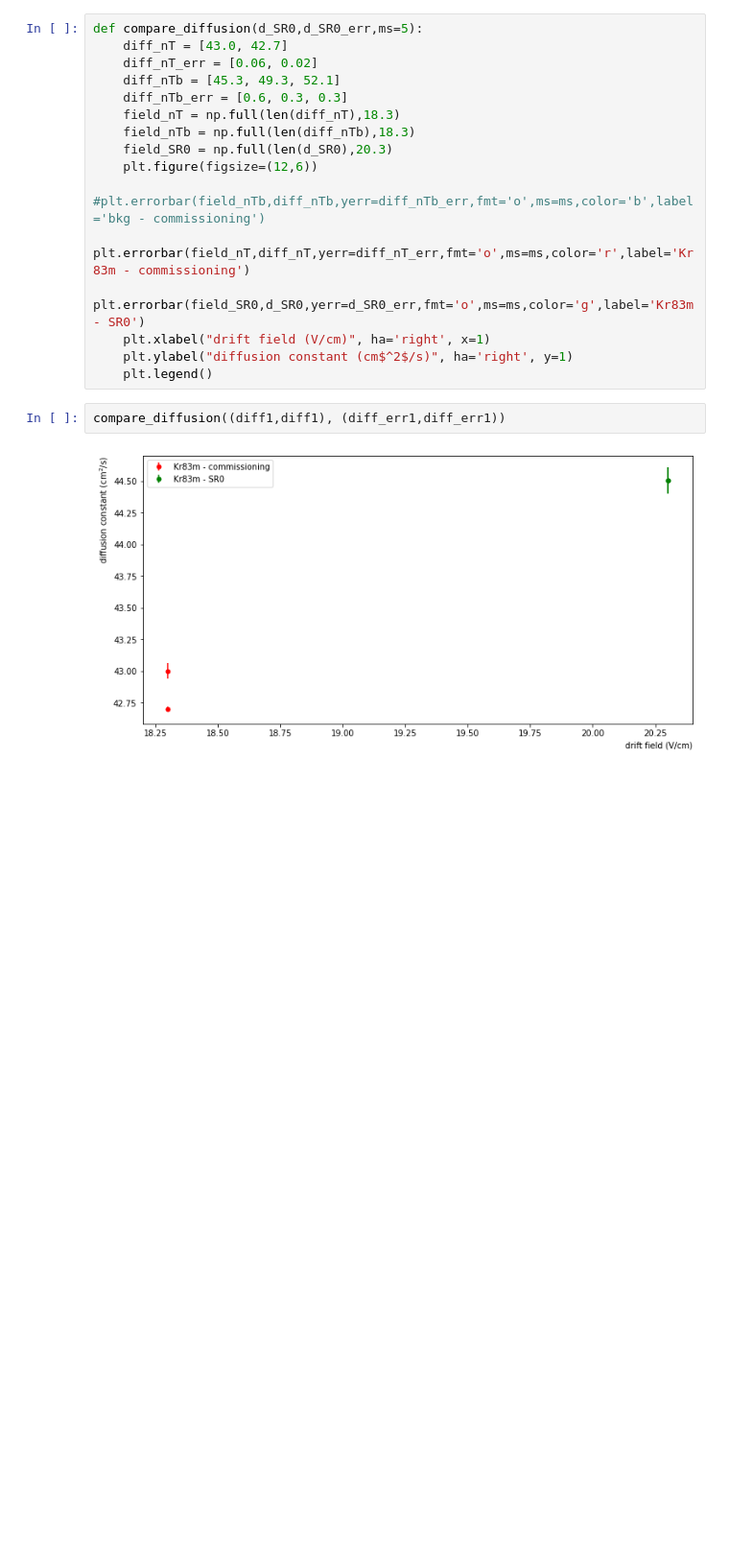
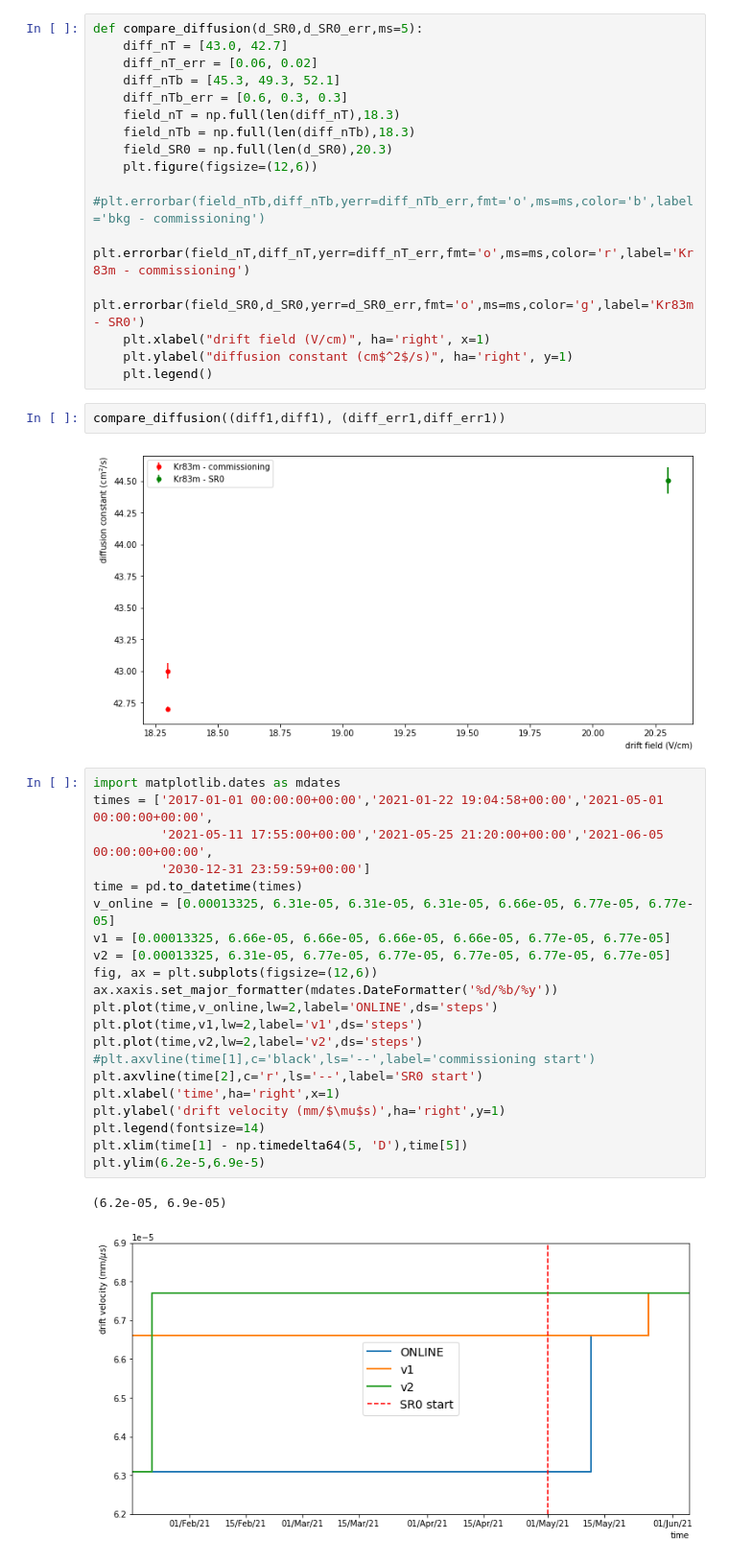
Before and after one commit to valerioda/xenon-note, a Jupyter notebook: fast_response_analysis/diffusion-study_Kr-data_SR0_20210511.ipynb, the cells around one changed output. Shown at 96% size. Cells and saved outputs as stored; diff of their text form; blank space fills up the shorter version.

```diff
--- a/fast_response_analysis/diffusion-study_Kr-data_SR0_20210511.ipynb
+++ b/fast_response_analysis/diffusion-study_Kr-data_SR0_20210511.ipynb
@@ -211,3 +290,27 @@ def compare_diffusion(d_SR0,d_SR0_err,ms=5):
 compare_diffusion((diff1,diff1), (diff_err1,diff_err1))
 # %% [output]
 [figure]
+# %%
+import matplotlib.dates as mdates
+times = ['2017-01-01 00:00:00+00:00','2021-01-22 19:04:58+00:00','2021-05-01 00:00:00+00:00',
+         '2021-05-11 17:55:00+00:00','2021-05-25 21:20:00+00:00','2021-06-05 00:00:00+00:00',
+         '2030-12-31 23:59:59+00:00']
+time = pd.to_datetime(times)
+v_online = [0.00013325, 6.31e-05, 6.31e-05, 6.31e-05, 6.66e-05, 6.77e-05, 6.77e-05]
+v1 = [0.00013325, 6.66e-05, 6.66e-05, 6.66e-05, 6.66e-05, 6.77e-05, 6.77e-05]
+v2 = [0.00013325, 6.31e-05, 6.77e-05, 6.77e-05, 6.77e-05, 6.77e-05, 6.77e-05]
+fig, ax = plt.subplots(figsize=(12,6))
+ax.xaxis.set_major_formatter(mdates.DateFormatter('%d/%b/%y'))
+plt.plot(time,v_online,lw=2,label='ONLINE',ds='steps')
+plt.plot(time,v1,lw=2,label='v1',ds='steps')
+plt.plot(time,v2,lw=2,label='v2',ds='steps')
+#plt.axvline(time[1],c='black',ls='--',label='commissioning start')
+plt.axvline(time[2],c='r',ls='--',label='SR0 start')
+plt.xlabel('time',ha='right',x=1)
+plt.ylabel('drift velocity (mm/$\mu$s)',ha='right',y=1)
+plt.legend(fontsize=14)
+plt.xlim(time[1] - np.timedelta64(5, 'D'),time[5])
+plt.ylim(6.2e-5,6.9e-5)
+# %% [output]
+(6.2e-05, 6.9e-05)
+[figure, added]
```
Also changed, not shown: parts of 7 cells of this notebook, 17 other files.
